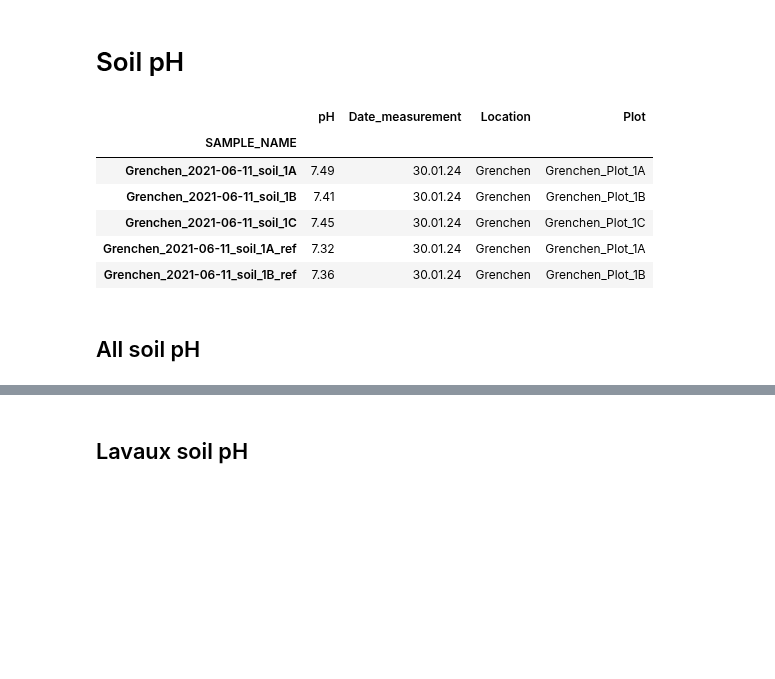
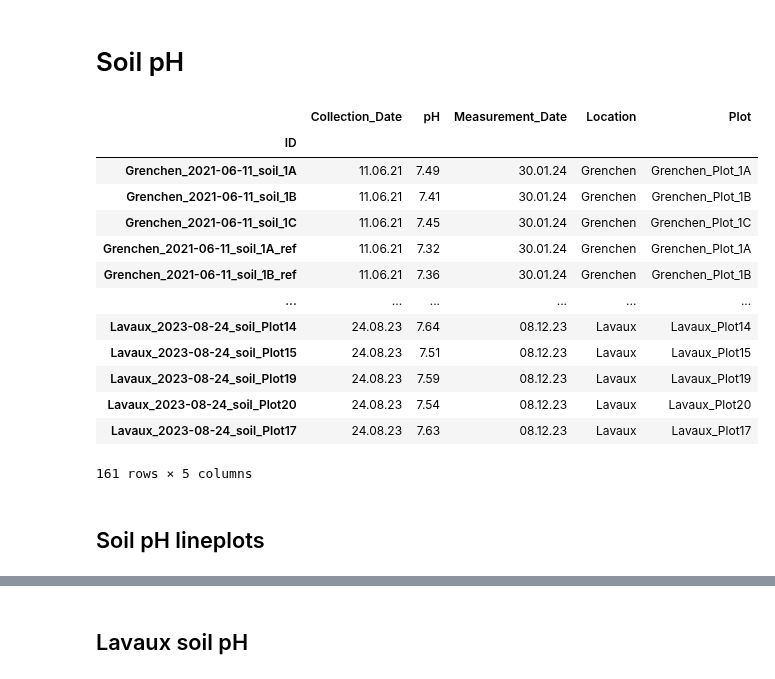
Before and after one commit to bokulich-publications/microterroir, a Jupyter notebook: Soil_Analysis.ipynb, the cells around one changed output, grey strips where cells are left out. Drawn from its saved outputs; the diff is of its cells as text; code cells hidden in the pictures; blank space fills up the shorter version.

```diff
--- a/Soil_Analysis.ipynb
+++ b/Soil_Analysis.ipynb
@@ -145,18 +164,24 @@ plt.show()
 # %% [markdown]
 # Soil pH
 # %%
-df = pd.read_csv('Soil_pH_LavauxColonialization.csv', index_col=0)
-
-df.head()
+df_pH = pd.read_csv('Soil_pH_LavauxColonialization.csv', index_col=0)
+df_pH
 # %% [output]
-|  | pH | Date_measurement | Location | Plot |
-| SAMPLE_NAME |  |  |  |  |
-| Grenchen_2021-06-11_soil_1A | 7.49 | 30.01.24 | Grenchen | Grenchen_Plot_1A |
-| Grenchen_2021-06-11_soil_1B | 7.41 | 30.01.24 | Grenchen | Grenchen_Plot_1B |
-| Grenchen_2021-06-11_soil_1C | 7.45 | 30.01.24 | Grenchen | Grenchen_Plot_1C |
-| Grenchen_2021-06-11_soil_1A_ref | 7.32 | 30.01.24 | Grenchen | Grenchen_Plot_1A |
-| Grenchen_2021-06-11_soil_1B_ref | 7.36 | 30.01.24 | Grenchen | Grenchen_Plot_1B |
+|  | Collection_Date | pH | Measurement_Date | Location | Plot |
+| ID |  |  |  |  |  |
+| Grenchen_2021-06-11_soil_1A | 11.06.21 | 7.49 | 30.01.24 | Grenchen | Grenchen_Plot_1A |
+| Grenchen_2021-06-11_soil_1B | 11.06.21 | 7.41 | 30.01.24 | Grenchen | Grenchen_Plot_1B |
+| Grenchen_2021-06-11_soil_1C | 11.06.21 | 7.45 | 30.01.24 | Grenchen | Grenchen_Plot_1C |
+| Grenchen_2021-06-11_soil_1A_ref | 11.06.21 | 7.32 | 30.01.24 | Grenchen | Grenchen_Plot_1A |
+| Grenchen_2021-06-11_soil_1B_ref | 11.06.21 | 7.36 | 30.01.24 | Grenchen | Grenchen_Plot_1B |
+| ... | ... | ... | ... | ... | ... |
+| Lavaux_2023-08-24_soil_Plot14 | 24.08.23 | 7.64 | 08.12.23 | Lavaux | Lavaux_Plot14 |
+| Lavaux_2023-08-24_soil_Plot15 | 24.08.23 | 7.51 | 08.12.23 | Lavaux | Lavaux_Plot15 |
+| Lavaux_2023-08-24_soil_Plot19 | 24.08.23 | 7.59 | 08.12.23 | Lavaux | Lavaux_Plot19 |
+| Lavaux_2023-08-24_soil_Plot20 | 24.08.23 | 7.54 | 08.12.23 | Lavaux | Lavaux_Plot20 |
+| Lavaux_2023-08-24_soil_Plot17 | 24.08.23 | 7.63 | 08.12.23 | Lavaux | Lavaux_Plot17 |
+161 rows × 5 columns
 # %% [markdown]
-## All soil pH
+## Soil pH lineplots
 # %%
 # Plot scatterplot with colors based on Plot
```
Also changed, not shown: parts of 23 cells of this notebook, 8 other files.
